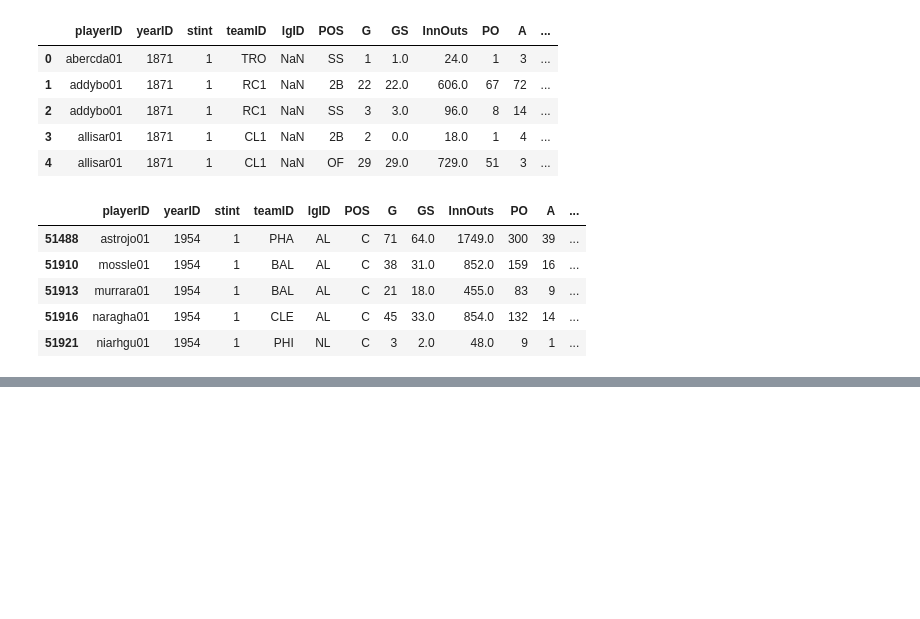
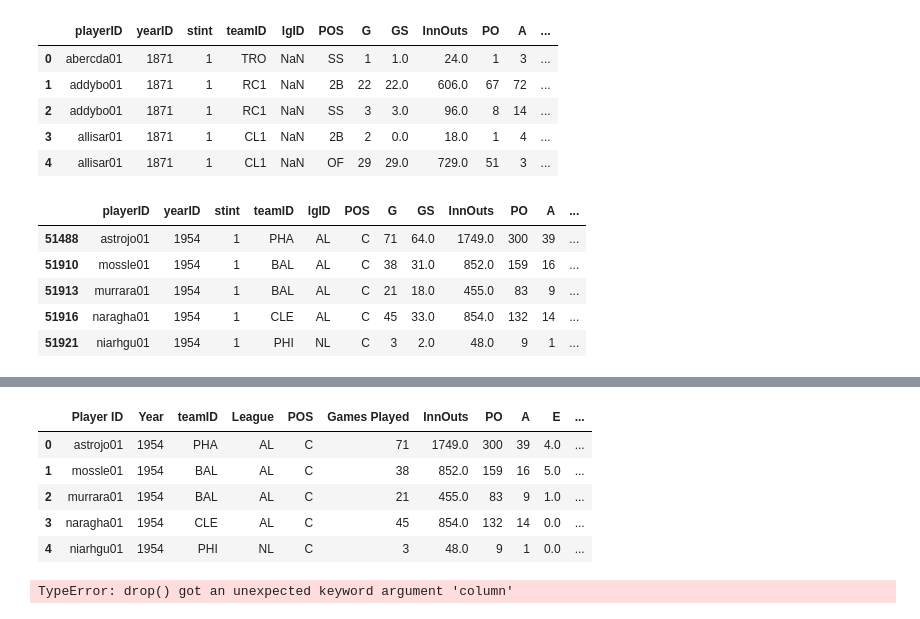
Before and after one commit to data301-2021-winter1/project-group37-project, a Jupyter notebook: notebooks/analysis2.ipynb, the cells around one changed output, grey strips where cells are left out. Drawn from its saved outputs; the diff is of its cells as text; code cells hidden in the pictures; blank space fills up the shorter version.

```diff
--- a/notebooks/analysis2.ipynb
+++ b/notebooks/analysis2.ipynb
@@ -212,0 +228,18 @@ fieldingSS_clean = (fielding1_clean
+# %%
+fieldingSS2_clean = fieldingSS_clean.rename({'playerID': "Player ID", 'yearID': "Year", 'lgID': "League", 'G': "Games Played"}, axis = 1).reset_index().drop(['index'], axis = 1)
+# %%
+fieldingSS2_clean.head()
+# %% [output]
+|  | Player ID | Year | teamID | League | POS | Games Played | InnOuts | PO | A | E | ... |
+| 0 | astrojo01 | 1954 | PHA | AL | C | 71 | 1749.0 | 300 | 39 | 4.0 | ... |
+| 1 | mossle01 | 1954 | BAL | AL | C | 38 | 852.0 | 159 | 16 | 5.0 | ... |
+| 2 | murrara01 | 1954 | BAL | AL | C | 21 | 455.0 | 83 | 9 | 1.0 | ... |
+| 3 | naragha01 | 1954 | CLE | AL | C | 45 | 854.0 | 132 | 14 | 0.0 | ... |
+| 4 | niarhgu01 | 1954 | PHI | NL | C | 3 | 48.0 | 9 | 1 | 0.0 | ... |
+# %%
+fieldingSS3_clean = (fieldingSS2_clean
+                     .drop(["C"], column = 5)
+                    )
+#doesnt work (trying to remove a position from a column
+# %% [output]
+TypeError: drop() got an unexpected keyword argument 'column'
```
Also changed, not shown: parts of 10 cells of this notebook.
